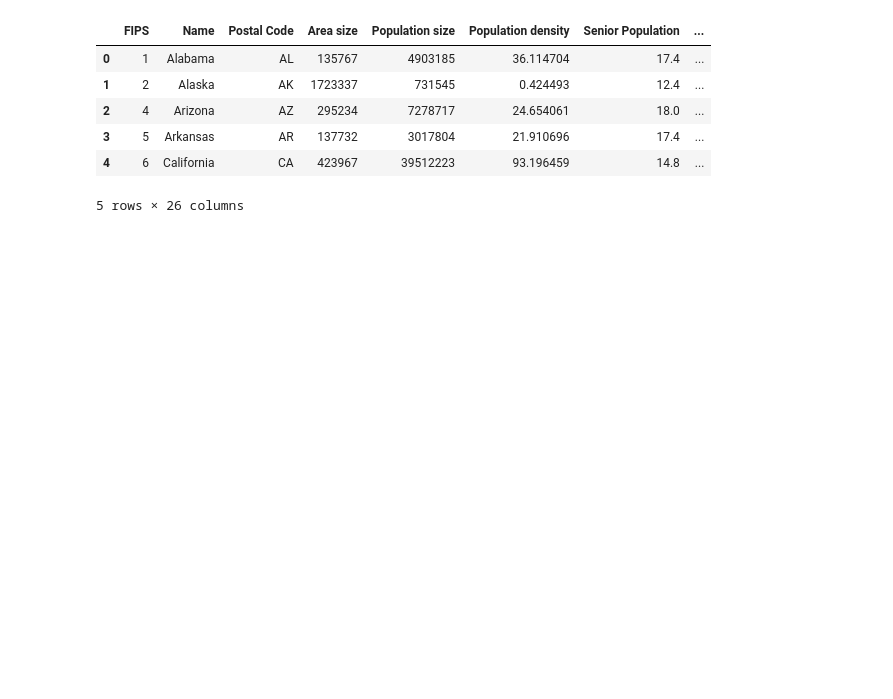
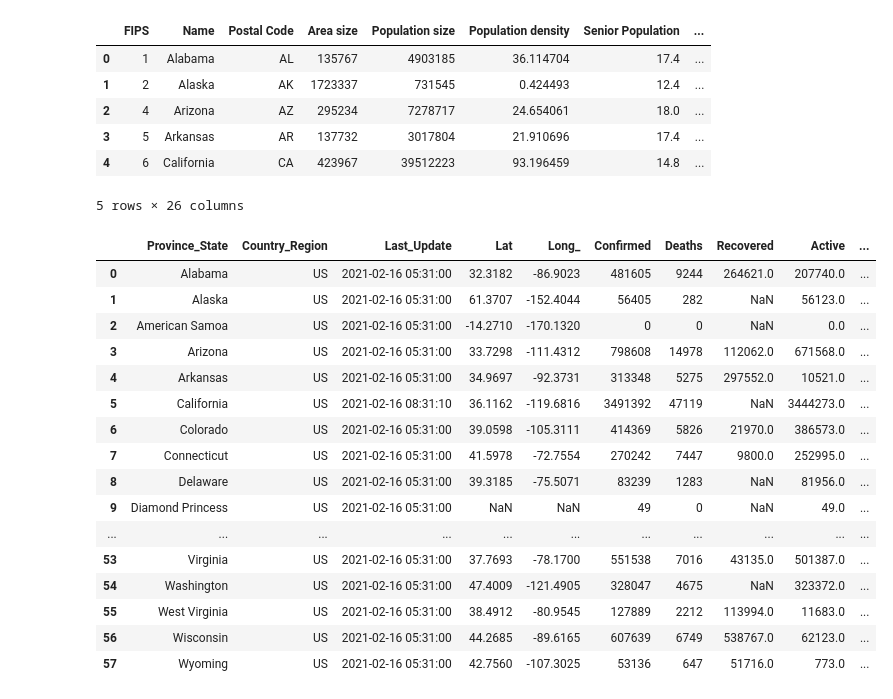
Before and after one commit to mrhartnett10/Covid19-Clustering-Demographic-Analysis-Group-Project, a Jupyter notebook: MH-EDA.ipynb, the cells around one changed output. Saved outputs shown, nothing was run; the diff lists cells and outputs as text; code cells hidden in the pictures; blank space fills up the shorter version.

```diff
--- a/MH-EDA.ipynb
+++ b/MH-EDA.ipynb
@@ -14,3 +15,23 @@ df.head()
 | 3 | 5 | Arkansas | AR | 137732 | 3017804 | 21.910696 | 17.4 | ... |
 | 4 | 6 | California | CA | 423967 | 39512223 | 93.196459 | 14.8 | ... |
 5 rows × 26 columns
+# %%
+df_2
+# %% [output]
+|  | Province_State | Country_Region | Last_Update | Lat | Long_ | Confirmed | Deaths | Recovered | Active | ... |
+| 0 | Alabama | US | 2021-02-16 05:31:00 | 32.3182 | -86.9023 | 481605 | 9244 | 264621.0 | 207740.0 | ... |
+| 1 | Alaska | US | 2021-02-16 05:31:00 | 61.3707 | -152.4044 | 56405 | 282 | NaN | 56123.0 | ... |
+| 2 | American Samoa | US | 2021-02-16 05:31:00 | -14.2710 | -170.1320 | 0 | 0 | NaN | 0.0 | ... |
+| 3 | Arizona | US | 2021-02-16 05:31:00 | 33.7298 | -111.4312 | 798608 | 14978 | 112062.0 | 671568.0 | ... |
+| 4 | Arkansas | US | 2021-02-16 05:31:00 | 34.9697 | -92.3731 | 313348 | 5275 | 297552.0 | 10521.0 | ... |
+| 5 | California | US | 2021-02-16 08:31:10 | 36.1162 | -119.6816 | 3491392 | 47119 | NaN | 3444273.0 | ... |
+| 6 | Colorado | US | 2021-02-16 05:31:00 | 39.0598 | -105.3111 | 414369 | 5826 | 21970.0 | 386573.0 | ... |
+| 7 | Connecticut | US | 2021-02-16 05:31:00 | 41.5978 | -72.7554 | 270242 | 7447 | 9800.0 | 252995.0 | ... |
+| 8 | Delaware | US | 2021-02-16 05:31:00 | 39.3185 | -75.5071 | 83239 | 1283 | NaN | 81956.0 | ... |
+| 9 | Diamond Princess | US | 2021-02-16 05:31:00 | NaN | NaN | 49 | 0 | NaN | 49.0 | ... |
+| ... | ... | ... | ... | ... | ... | ... | ... | ... | ... | ... |
+| 53 | Virginia | US | 2021-02-16 05:31:00 | 37.7693 | -78.1700 | 551538 | 7016 | 43135.0 | 501387.0 | ... |
+| 54 | Washington | US | 2021-02-16 05:31:00 | 47.4009 | -121.4905 | 328047 | 4675 | NaN | 323372.0 | ... |
+| 55 | West Virginia | US | 2021-02-16 05:31:00 | 38.4912 | -80.9545 | 127889 | 2212 | 113994.0 | 11683.0 | ... |
+| 56 | Wisconsin | US | 2021-02-16 05:31:00 | 44.2685 | -89.6165 | 607639 | 6749 | 538767.0 | 62123.0 | ... |
+| 57 | Wyoming | US | 2021-02-16 05:31:00 | 42.7560 | -107.3025 | 53136 | 647 | 51716.0 | 773.0 | ... |
```
Also changed, not shown: parts of 6 cells of this notebook, 2 other files.
